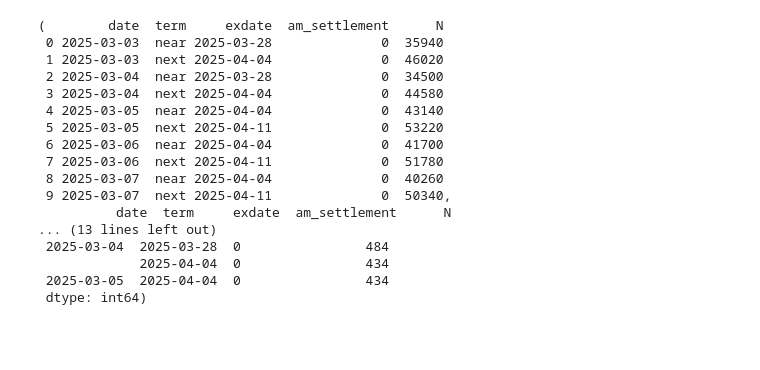
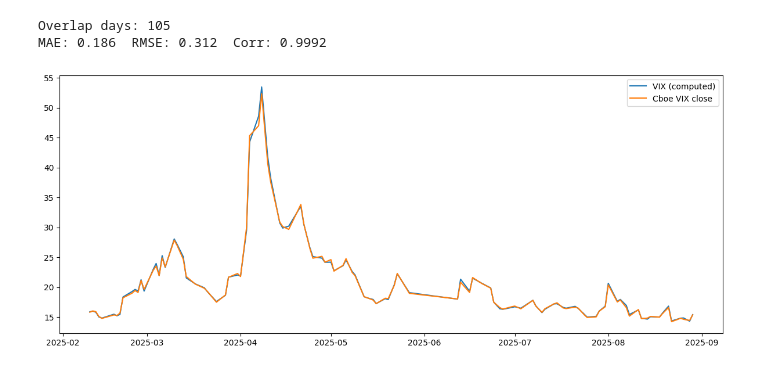
Before and after one commit to louisprp/Financial-Engineering, a Jupyter notebook: vix.ipynb, the cells around one changed output. Drawn from its saved outputs; the diff is of its cells as text; code cells hidden in the pictures; blank space fills up the shorter version.

Commit message:
Compare with official VIX close

```diff
--- a/vix.ipynb
+++ b/vix.ipynb
@@ -612,8 +643,8 @@ def compute_vix_series(schedule: pd.DataFrame, quotes: pd.DataFrame, zerocd: pd.
 
     return pd.DataFrame(rows).sort_values("date")
 # %%
-start_date = "2025-03-01"
-end_date = "2025-03-31"
+start_date = "2025-02-10"
+end_date = "2025-08-29"
 
 db = wrds.Connection()
 
@@ -647,20 +678,49 @@ Done
-# %%
-schedule.head(10), schedule.tail(10), quotes.groupby(['date','exdate','am_settlement']).size().head()
-# %% [output]
-(        date  term     exdate  am_settlement      N
- 0 2025-03-03  near 2025-03-28              0  35940
- 1 2025-03-03  next 2025-04-04              0  46020
- 2 2025-03-04  near 2025-03-28              0  34500
- 3 2025-03-04  next 2025-04-04              0  44580
- 4 2025-03-05  near 2025-04-04              0  43140
- 5 2025-03-05  next 2025-04-11              0  53220
- 6 2025-03-06  near 2025-04-04              0  41700
- 7 2025-03-06  next 2025-04-11              0  51780
- 8 2025-03-07  near 2025-04-04              0  40260
- 9 2025-03-07  next 2025-04-11              0  50340,
-          date  term     exdate  am_settlement      N
-... (13 lines left out)
- 2025-03-04  2025-03-28  0                484
-             2025-04-04  0                434
- 2025-03-05  2025-04-04  0                434
- dtype: int64)
+# %%
+import matplotlib.pyplot as plt
+
+# --- your computed series ---
+vix_df = vix_df.copy()
+vix_df["date"] = pd.to_datetime(vix_df["date"])
+vix_df = vix_df.dropna(subset=["vix"]).sort_values("date")
+
+start_date = vix_df["date"].min().date()
+end_date   = vix_df["date"].max().date()
+
+# --- official Cboe VIX close from WRDS ---
+sql = f"""
+SELECT date, vix
+FROM cboe.cboe
+WHERE date BETWEEN '{start_date}' AND '{end_date}'
+ORDER BY date
+"""
+vix_off = db.raw_sql(sql)
+vix_off["date"] = pd.to_datetime(vix_off["date"])
+vix_off["vix"] = pd.to_numeric(vix_off["vix"], errors="coerce")
+vix_off = vix_off.dropna(subset=["vix"]).rename(columns={"vix": "vix_official"})
+
+# --- align + compare ---
+cmp = (
+    vix_df[["date", "vix"]]
+    .merge(vix_off, on="date", how="inner")
+    .sort_values("date")
+)
+
+cmp["diff"] = cmp["vix"] - cmp["vix_official"]
+mae = cmp["diff"].abs().mean()
+rmse = float(np.sqrt((cmp["diff"] ** 2).mean()))
+corr = float(cmp[["vix", "vix_official"]].corr().iloc[0, 1])
+
+print(f"Overlap days: {len(cmp)}")
+print(f"MAE: {mae:.3f}  RMSE: {rmse:.3f}  Corr: {corr:.4f}")
+
+# --- plot ---
+plt.figure(figsize=(12, 5))
+plt.plot(cmp["date"], cmp["vix"], label="VIX (computed)")
+plt.plot(cmp["date"], cmp["vix_official"], label="Cboe VIX close")
+plt.legend()
+plt.tight_layout()
+plt.show()
+# %% [output]
+Overlap days: 105
+MAE: 0.186  RMSE: 0.312  Corr: 0.9992
+[figure, added]
```
Also changed, not shown: parts of 2 cells of this notebook.
